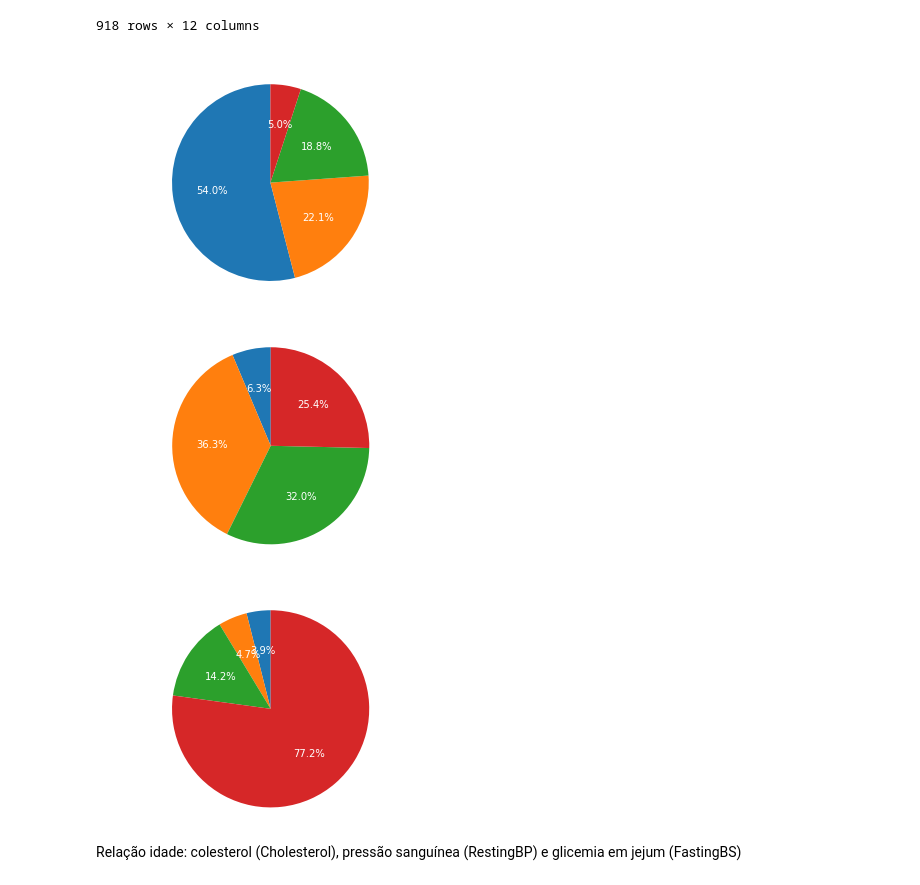
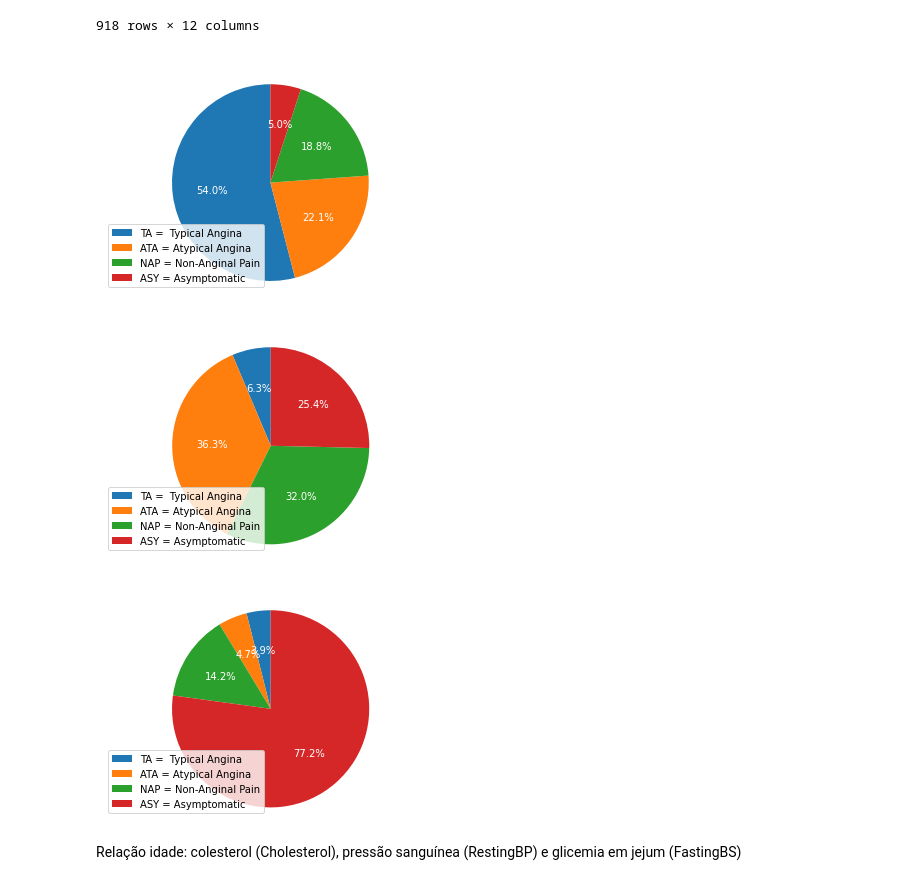
Before and after one commit to Maria-erc/analise_descritiva_dados_hospitalar, a Jupyter notebook: heartt.ipynb, the cells around one changed output. Saved outputs shown, nothing was run; the diff lists cells and outputs as text; code cells hidden in the pictures.

```diff
--- a/heartt.ipynb
+++ b/heartt.ipynb
@@ -149,9 +157,13 @@ fig1, ax1 = plt.subplots()
 ax1.pie(values, labels=labels, autopct='%1.1f%%',startangle=90, textprops=dict(color='w'))
 ax1.set_title('Tipo de dor no peito', color='w')
 ax1.axis('equal') # A proporção igual garante que a pizza seja desenhada como um círculo
+
+legenda = ['TA =  Typical Angina','ATA = Atypical Angina', 'NAP = Non-Anginal Pain', 'ASY = Asymptomatic']
+plt.legend(legenda, loc=3)
+
 plt.show()
 # %% [output]
-[figure, old version]
+[figure, new version]
 # %%
 # TIPO DE DOR EM PESSOAS SEM DOENÇA
 # Verificar a ocorrência dos 4 tipos de dor em pacientes sem doença cardíaca
@@ -182,43 +194,51 @@ fig1, ax1 = plt.subplots()
 ax1.pie(values, labels=labels, autopct='%1.1f%%',startangle=90, textprops=dict(color='w'))
 ax1.set_title('Tipo de dor no peito em pessoas sem doença cardíaca', color='w')
 ax1.axis('equal') # A proporção igual garante que a pizza seja desenhada como um círculo
+
+legenda = ['TA =  Typical Angina','ATA = Atypical Angina', 'NAP = Non-Anginal Pain', 'ASY = Asymptomatic']
+plt.legend(legenda, loc=3)
+
 plt.show()
 # %% [output]
-[figure, old version]
+[figure, new version]
 # %%
 # TIPO DE DOR EM PESSOAS COM DOENÇA
 # Verificar a ocorrência dos 4 tipos de dor em pacientes com doença cardíaca
 
 df_doenca = df[df['HeartDisease'] == 1]
 
 TA = 0
 ATA = 0
 NAP = 0
 ASY = 0
 
 for tipo_dor in df_doenca['ChestPainType']:
     if tipo_dor == 'TA':
         TA+=1
     if tipo_dor == 'ATA':
         ATA+=1
     if tipo_dor == 'NAP':
         NAP+=1
     if tipo_dor == 'ASY':
         ASY+=1
 
 
 labels = ['TA','ATA','NAP','ASY']
 values = [TA,ATA,NAP,ASY]
 
 # Criando área de plotagem
 fig1, ax1 = plt.subplots()
 
 ax1.pie(values, labels=labels, autopct='%1.1f%%',startangle=90, textprops=dict(color='w'))
 ax1.set_title('Tipo de dor no peito em pessoas com doença cardíaca', color='w')
 ax1.axis('equal') # A proporção igual garante que a pizza seja desenhada como um círculo
+
+legenda = ['TA =  Typical Angina','ATA = Atypical Angina', 'NAP = Non-Anginal Pain', 'ASY = Asymptomatic']
+plt.legend(legenda, loc=3)
+
 plt.show()
 # %% [output]
-[figure, old version]
+[figure, new version]
 # %% [markdown]
 Relação idade: colesterol (Cholesterol), pressão sanguínea (RestingBP) e glicemia em jejum (FastingBS)
 # %%
```
Also changed, not shown: parts of 2 cells of this notebook.
